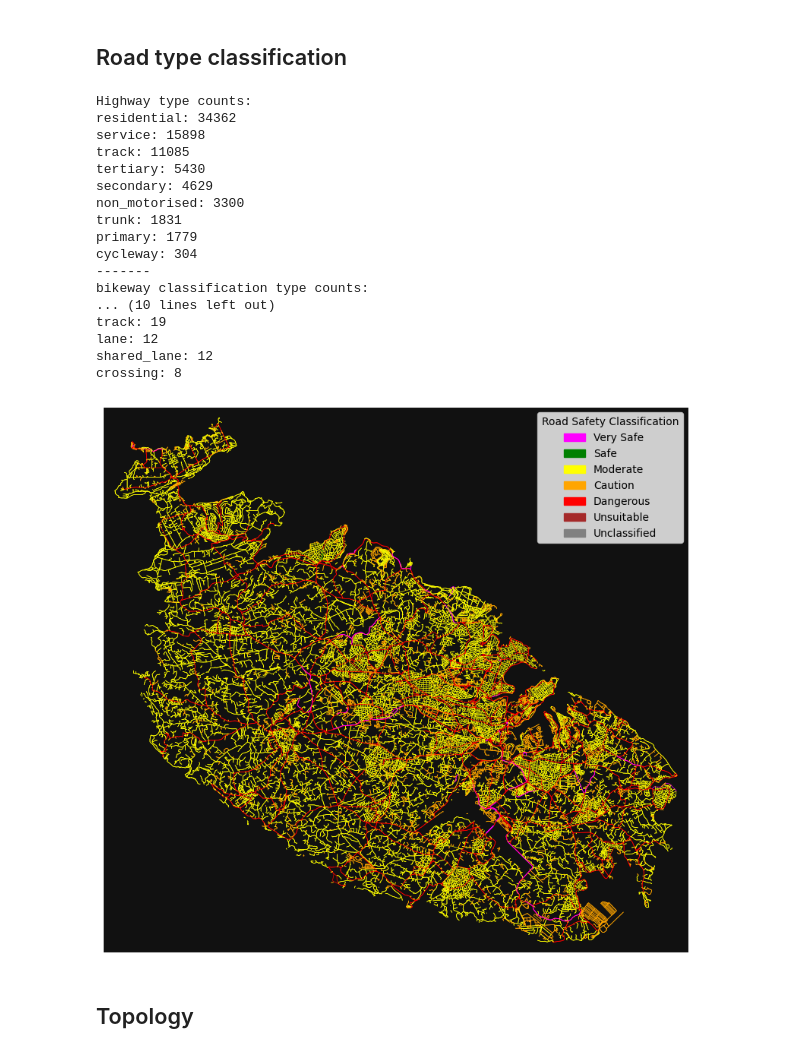
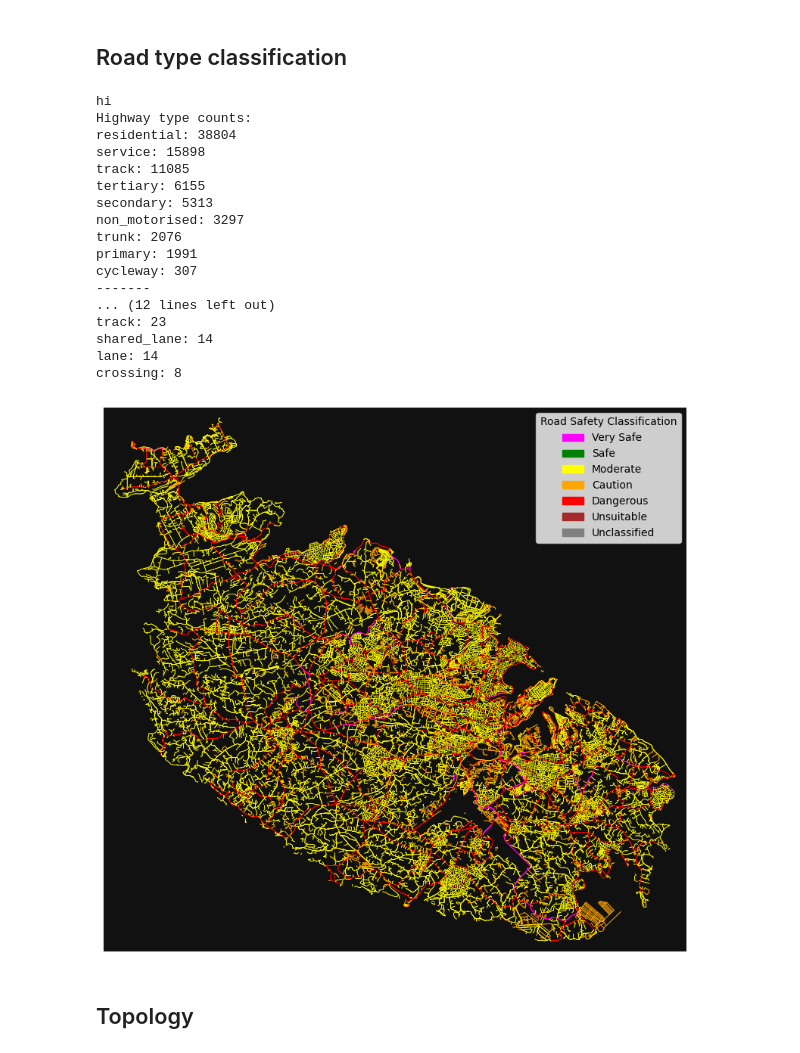
Before and after one commit to Matthew-Pirotta/FYP-OpenPaths, a Jupyter notebook: Code/main.ipynb, the cells around one changed output. Cells and saved outputs as stored; diff of their text form; code cells hidden in the pictures.

Commit message:
Refactored graphs into a master graph view. Make use of a graph manager class

```diff
--- a/Code/main.ipynb
+++ b/Code/main.ipynb
@@ -39,9 +39,6 @@ SAMPLE_K = 1000
 #You project not to fix lengths, but to make sure your geometry math (like areas or spatial intersections) makes sense in linear units.
 #Simplify is used to significantly reduce the number of nodes, removing dead ends and combining nodes with no intersections
 LOCATION = "Malta (island)"
-G_bike = ox.graph.graph_from_place(LOCATION, network_type="bike", simplify=True, retain_all=True)
-G_drive = ox.graph.graph_from_place(LOCATION, network_type="drive", simplify=True, retain_all=True)
 
-
-graph_util.clean_graph(G_bike)
+my_graph = GraphManager(LOCATION)
 # %% [output]
@@ -65,30 +62,29 @@ graph_util.clean_graph(G_bike)
 # %% [markdown]
 ## Road type classification
 # %%
-graph_util.summarise_road_type_stats(G_bike)
-graph_util.bike_safety_classification(G_bike)
+my_graph.summarise_road_type_stats(my_graph.G_master)
 # %% [output]
+hi
 Highway type counts:
-residential: 34362
+residential: 38804
 service: 15898
 track: 11085
-tertiary: 5430
-secondary: 4629
-non_motorised: 3300
-trunk: 1831
-primary: 1779
-cycleway: 304
+tertiary: 6155
+secondary: 5313
+non_motorised: 3297
+trunk: 2076
+primary: 1991
+cycleway: 307
 -------
-bikeway classification type counts:
-... (10 lines left out)
-track: 19
-lane: 12
-shared_lane: 12
+... (12 lines left out)
+track: 23
+shared_lane: 14
+lane: 14
 crossing: 8
 # %%
-plotting.plot_road_classification(G_bike)
+plotting.plot_road_classification(my_graph.G_master)
 # %% [output]
-[figure, old version]
+[figure, new version]
 # %% [markdown]
 ## Topology
 # %%
```
Also changed, not shown: parts of 11 cells of this notebook, 2 other files.
